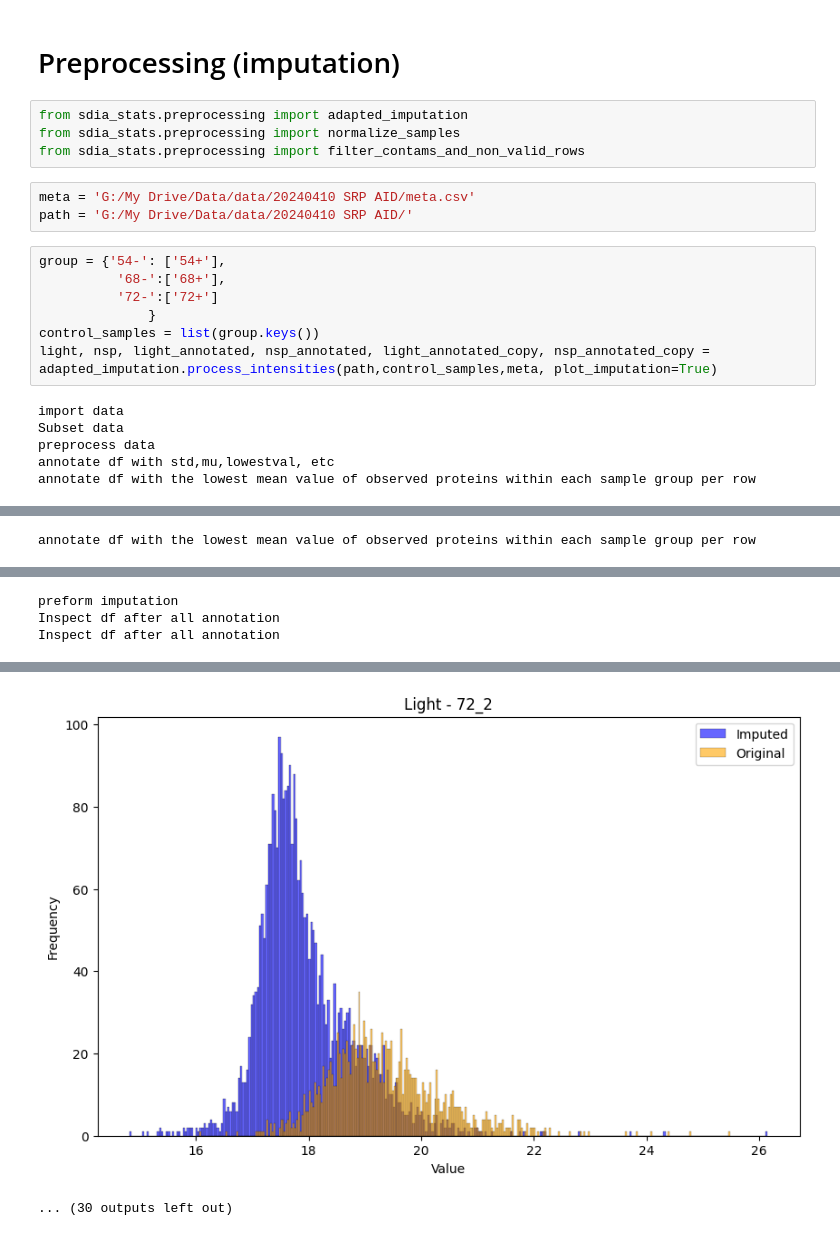
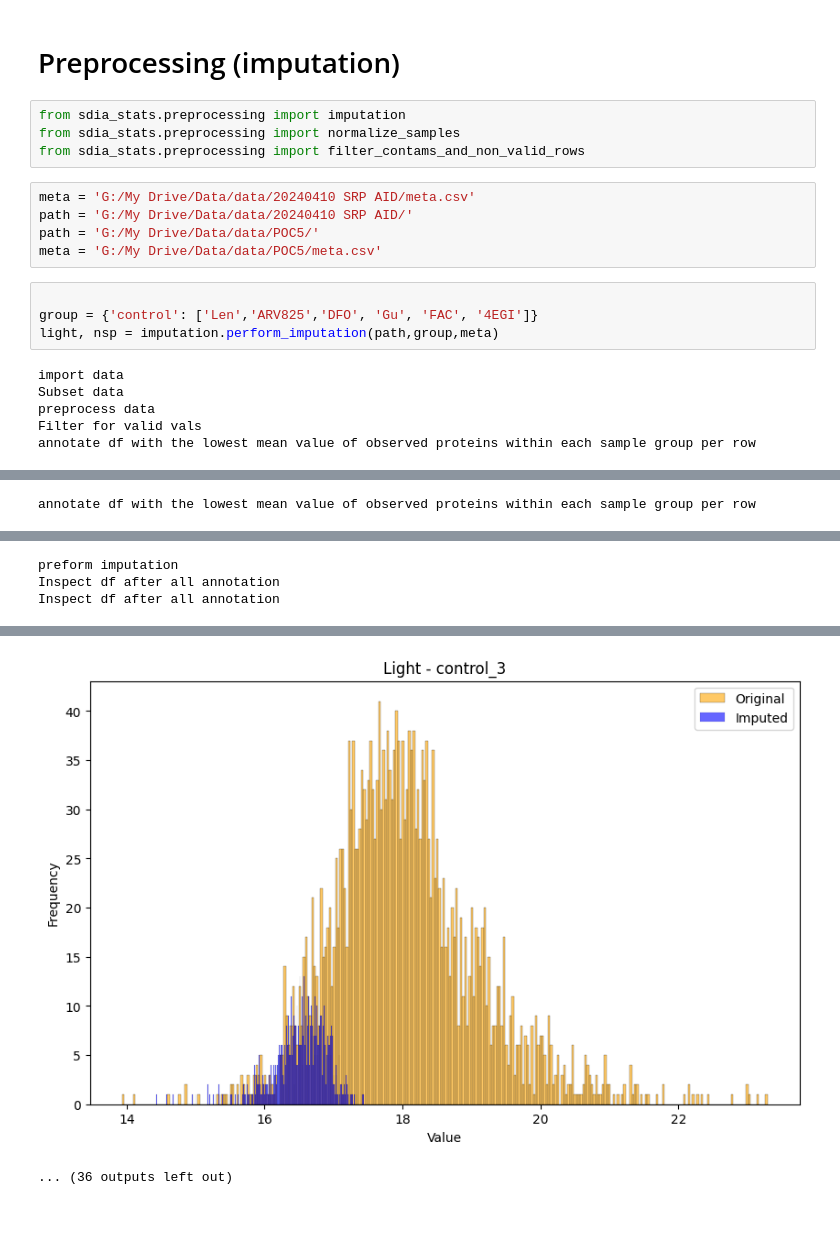
Before and after one commit to rkerrid/silac_dia_statistics, a Jupyter notebook: examples/Preprocessing/imputation.ipynb, the cells around one changed output, grey strips where cells are left out. Cells and saved outputs as stored; diff of their text form.

```diff
--- a/examples/Preprocessing/imputation.ipynb
+++ b/examples/Preprocessing/imputation.ipynb
@@ -1,22 +1,21 @@
 # %% [markdown]
 # Preprocessing (imputation)
 # %%
-from sdia_stats.preprocessing import adapted_imputation
+from sdia_stats.preprocessing import imputation
 from sdia_stats.preprocessing import normalize_samples
 from sdia_stats.preprocessing import filter_contams_and_non_valid_rows
 # %%
 meta = 'G:/My Drive/Data/data/20240410 SRP AID/meta.csv'
 path = 'G:/My Drive/Data/data/20240410 SRP AID/'
+path = 'G:/My Drive/Data/data/POC5/'
+meta = 'G:/My Drive/Data/data/POC5/meta.csv'
 # %%
-group = {'54-': ['54+'],
-          '68-':['68+'],
-          '72-':['72+']
-              }
-control_samples = list(group.keys())
-light, nsp, light_annotated, nsp_annotated, light_annotated_copy, nsp_annotated_copy = adapted_imputation.process_intensities(path,control_samples,meta, plot_imputation=True)
+
+group = {'control': ['Len','ARV825','DFO', 'Gu', 'FAC', '4EGI']}
+light, nsp = imputation.perform_imputation(path,group,meta)
 # %% [output]
 import data
 Subset data
 preprocess data
-annotate df with std,mu,lowestval, etc
+Filter for valid vals
 annotate df with the lowest mean value of observed proteins within each sample group per row
@@ -35,2 +34,2 @@ Inspect df after all annotation
-[figure, old version]
+[figure, new version]
-... (30 outputs left out)
+... (36 outputs left out)
```
Also changed, not shown: parts of 1 cell of this notebook, 9 other files.
